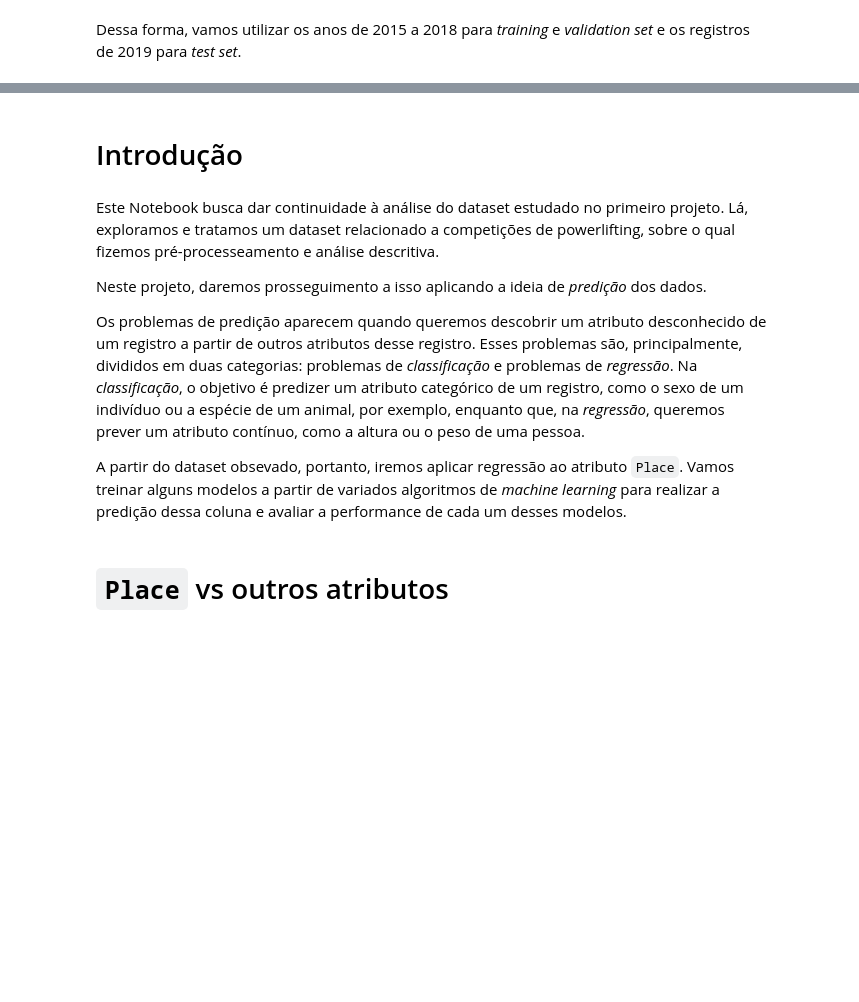
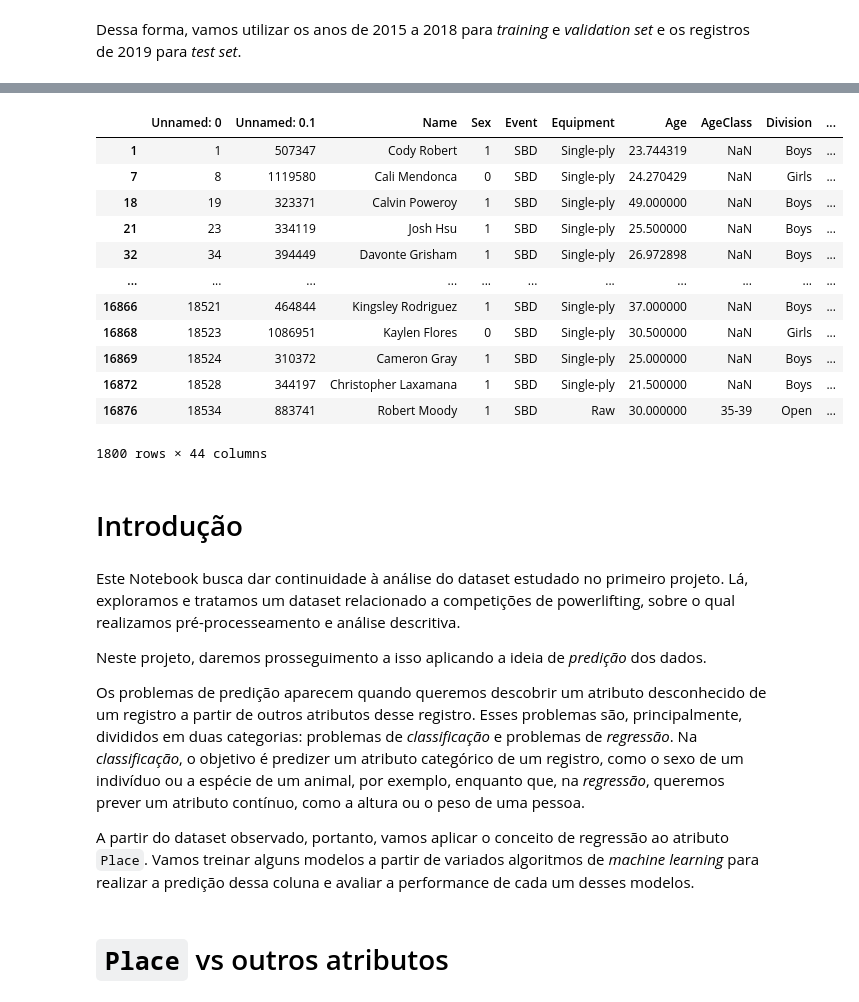
Before and after one commit to RafaelBNN/if697, a Jupyter notebook: Projeto_2_IF697.ipynb, the cells around one changed output, grey strips where cells are left out. Saved outputs shown, nothing was run; the diff lists cells and outputs as text; code cells hidden in the pictures; blank space fills up the shorter version.

```diff
--- a/Projeto_2_IF697.ipynb
+++ b/Projeto_2_IF697.ipynb
@@ -11,7 +15,7 @@ import numpy as np
 import pandas as pd
 from matplotlib import pyplot as plt
 # %%
-df=pd.read_csv("https://raw.githubusercontent.com/RafaelBNN/if697/main/powerlifting_final2.csv?token=AKYEI52ETFQAHJJCKJLDR3LBA5OWI")
+df=pd.read_csv("https://raw.githubusercontent.com/RafaelBNN/datasets/main/powerlifting_final2.csv")
 
 df.head()
 # %% [output]
@@ -35,3 +39,7 @@ Numero de registros de 2018: 4331
 Numero de registros de 2019: 1800
 # %% [markdown]
 Dessa forma, vamos utilizar os anos de 2015 a 2018 para *training* e *validation set* e os registros de 2019 para *test set*.
+# %%
+df['MeetName'] = df['MeetName'].astype('category')
+
+df['MeetName'].cat.categories
@@ -38,13 +67,31 @@ Dessa forma, vamos utilizar os anos de 2015 a 2018 para *training* e *validation
+# %%
+mask = (df['Date']>'2019-01-01')&(df['Date']<'2020-01-01')
+
+df.loc[mask]
+# %% [output]
+|  | Unnamed: 0 | Unnamed: 0.1 | Name | Sex | Event | Equipment | Age | AgeClass | Division | ... |
+| 1 | 1 | 507347 | Cody Robert | 1 | SBD | Single-ply | 23.744319 | NaN | Boys | ... |
+| 7 | 8 | 1119580 | Cali Mendonca | 0 | SBD | Single-ply | 24.270429 | NaN | Girls | ... |
+| 18 | 19 | 323371 | Calvin Poweroy | 1 | SBD | Single-ply | 49.000000 | NaN | Boys | ... |
+| 21 | 23 | 334119 | Josh Hsu | 1 | SBD | Single-ply | 25.500000 | NaN | Boys | ... |
+| 32 | 34 | 394449 | Davonte Grisham | 1 | SBD | Single-ply | 26.972898 | NaN | Boys | ... |
+| ... | ... | ... | ... | ... | ... | ... | ... | ... | ... | ... |
+| 16866 | 18521 | 464844 | Kingsley Rodriguez | 1 | SBD | Single-ply | 37.000000 | NaN | Boys | ... |
+| 16868 | 18523 | 1086951 | Kaylen Flores | 0 | SBD | Single-ply | 30.500000 | NaN | Girls | ... |
+| 16869 | 18524 | 310372 | Cameron Gray | 1 | SBD | Single-ply | 25.000000 | NaN | Boys | ... |
+| 16872 | 18528 | 344197 | Christopher Laxamana | 1 | SBD | Single-ply | 21.500000 | NaN | Boys | ... |
+| 16876 | 18534 | 883741 | Robert Moody | 1 | SBD | Raw | 30.000000 | 35-39 | Open | ... |
+1800 rows × 44 columns
 # %% [markdown]
 # Introdução
 # %% [markdown]
-Este Notebook busca dar continuidade à análise do dataset estudado no primeiro projeto. Lá, exploramos e tratamos um dataset relacionado a competições de powerlifting, sobre o qual fizemos pré-processeamento e análise descritiva.
+Este Notebook busca dar continuidade à análise do dataset estudado no primeiro projeto. Lá, exploramos e tratamos um dataset relacionado a competições de powerlifting, sobre o qual realizamos pré-processeamento e análise descritiva.
 
 Neste projeto, daremos prosseguimento a isso aplicando a ideia de *predição* dos dados.
 
 Os problemas de predição aparecem quando queremos descobrir um atributo desconhecido de um registro a partir de outros atributos desse registro. Esses problemas são, principalmente, divididos em duas categorias: problemas de *classificação* e problemas de *regressão*. Na *classificação*, o objetivo é predizer um atributo categórico de um registro, como o sexo de um indivíduo ou a espécie de um animal, por exemplo, enquanto que, na *regressão*, queremos prever um atributo contínuo, como a altura ou o peso de uma pessoa.
 
-A partir do dataset obsevado, portanto, iremos aplicar regressão ao atributo `Place`. Vamos treinar alguns modelos a partir de variados algoritmos de *machine learning* para realizar a predição dessa coluna e avaliar a performance de cada um desses modelos.
+A partir do dataset observado, portanto, vamos aplicar o conceito de regressão ao atributo `Place`. Vamos treinar alguns modelos a partir de variados algoritmos de *machine learning* para realizar a predição dessa coluna e avaliar a performance de cada um desses modelos.
 # %% [markdown]
 # `Place` vs outros atributos
 # %% [markdown]
```
Also changed, not shown: parts of 4 cells of this notebook.
